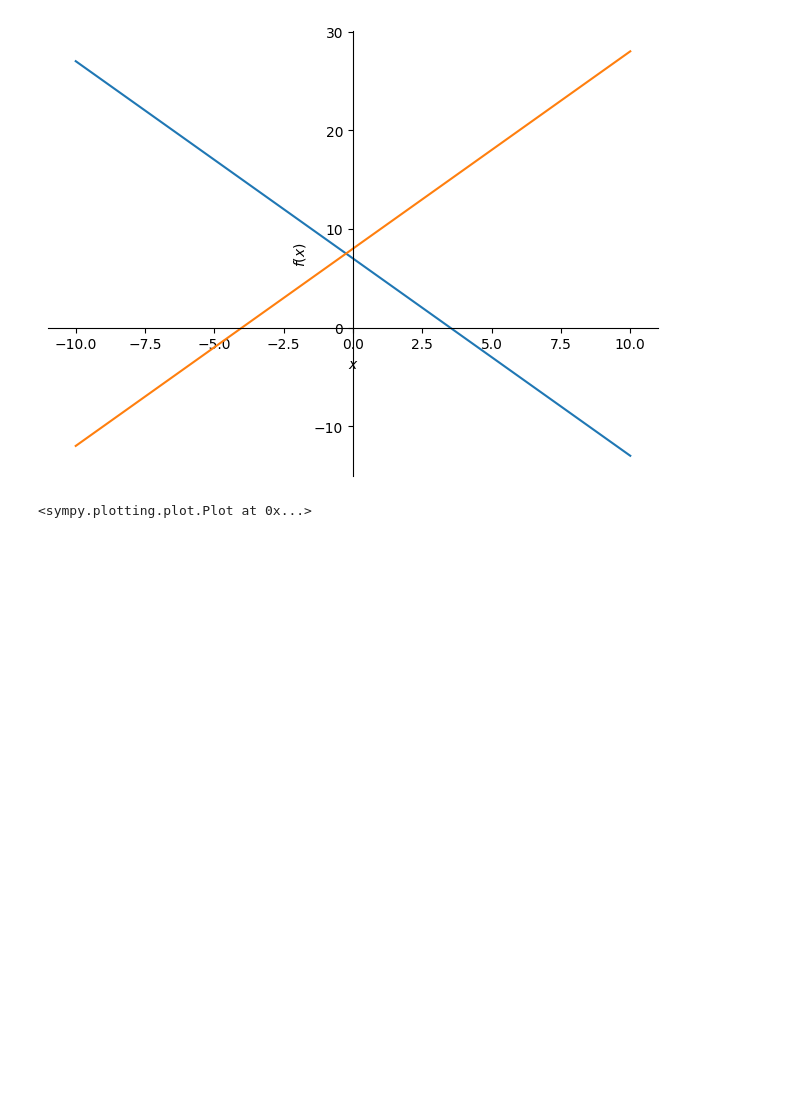
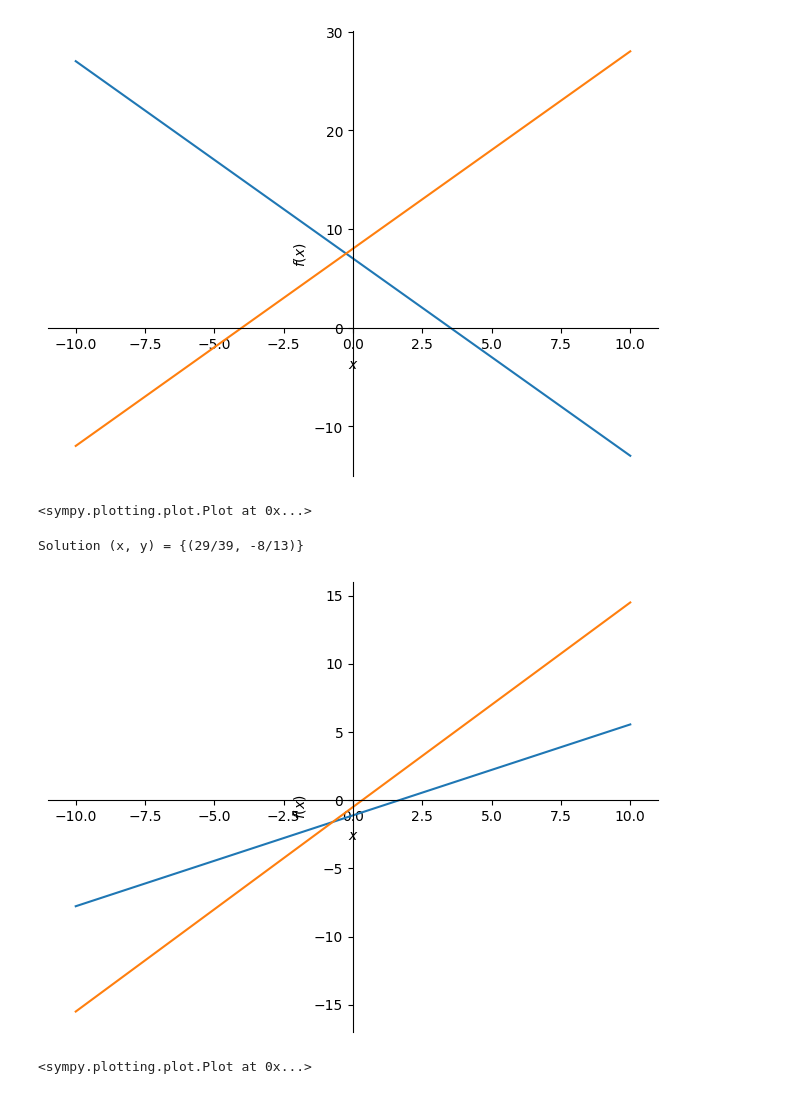
Before and after one commit to alaaseada/Linear_algebra_with_Python, a Jupyter notebook: Week_8.ipynb, the cells around one changed output. Saved outputs shown, nothing was run; the diff lists cells and outputs as text; code cells hidden in the pictures; blank space fills up the shorter version.

```diff
--- a/Week_8.ipynb
+++ b/Week_8.ipynb
@@ -49,3 +49,23 @@ solution (x, y) = (-1/4, 15/2)
 y1= 7 - 2*x, y2= 2*x + 8
 [figure]
 <sympy.plotting.plot.Plot at 0x...>
+# %%
+import matplotlib.pyplot as plt
+from sympy import *
+from sympy.plotting import plot
+var('x y')
+
+first = 6 * x - 9 * y - 10
+second = 3 * x + 2 * y - 1
+
+solution = linsolve([first, second], (x,y))
+print(f'Solution (x, y) = {solution}')
+
+y1 = (6 * x - 10) / 9
+y2 = (3 * x - 1) / 2
+
+plot(y1, y2, (x, -10, 10))
+# %% [output]
+Solution (x, y) = {(29/39, -8/13)}
+[figure, added]
+<sympy.plotting.plot.Plot at 0x...>
```
